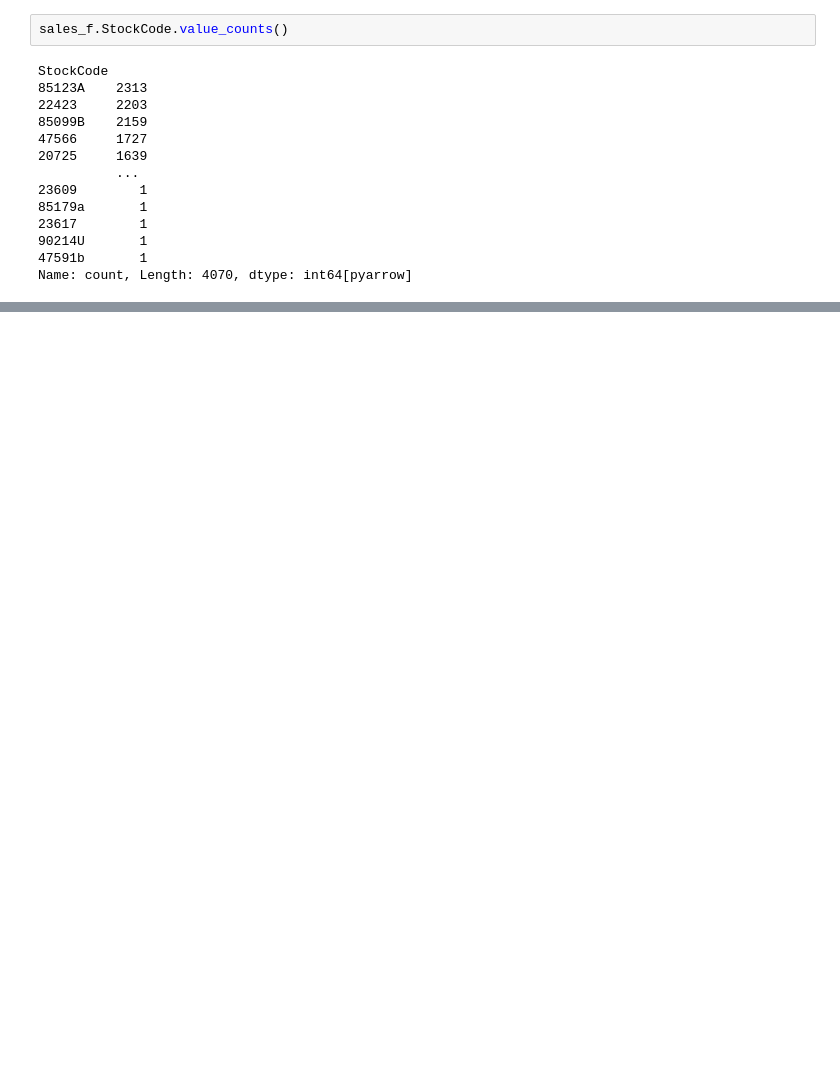
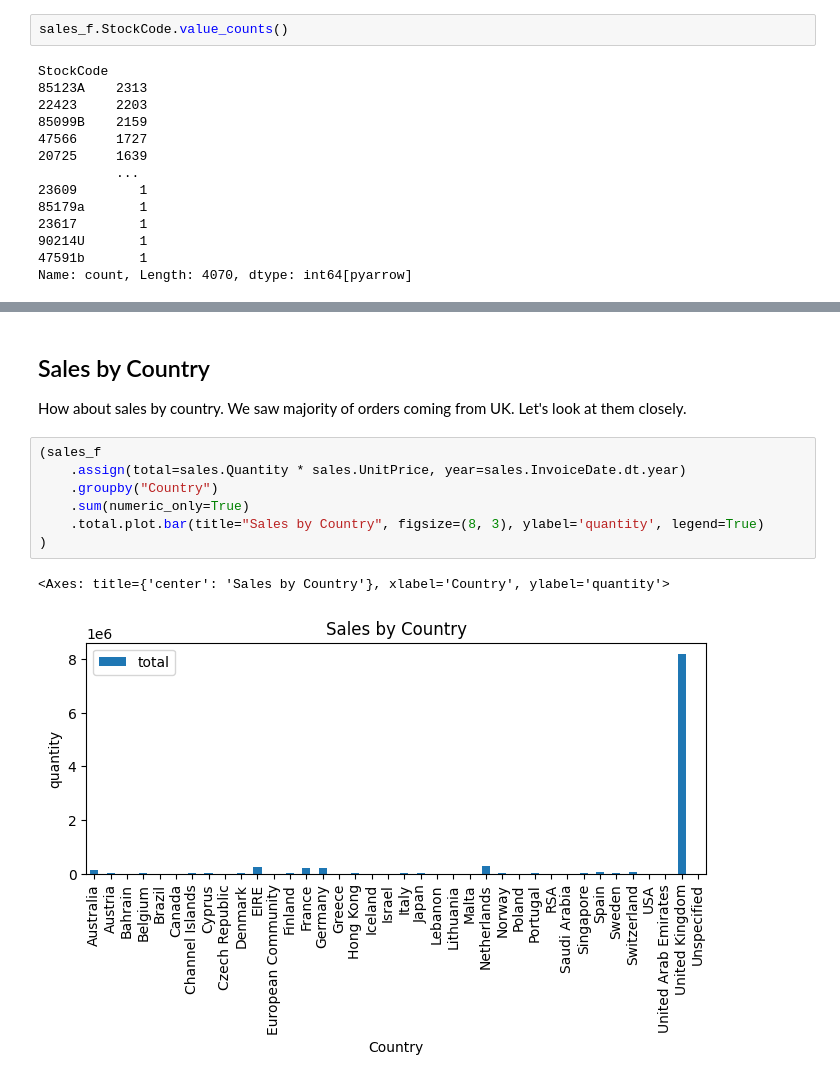
Before and after one commit to agpt8/data_science_portfolio, a Jupyter notebook: retail-data-summary.ipynb, the cells around one changed output, grey strips where cells are left out. Cells and saved outputs as stored; diff of their text form; blank space fills up the shorter version.

```diff
--- a/retail-data-summary.ipynb
+++ b/retail-data-summary.ipynb
@@ -206,0 +236,14 @@ Name: count, Length: 4070, dtype: int64[pyarrow]
+# %% [markdown]
+## Sales by Country
+
+How about sales by country. We saw majority of orders coming from UK. Let's look at them closely.
+# %%
+(sales_f
+    .assign(total=sales.Quantity * sales.UnitPrice, year=sales.InvoiceDate.dt.year)
+    .groupby("Country")
+    .sum(numeric_only=True)
+    .total.plot.bar(title="Sales by Country", figsize=(8, 3), ylabel='quantity', legend=True)
+)
+# %% [output]
+<Axes: title={'center': 'Sales by Country'}, xlabel='Country', ylabel='quantity'>
+[figure, added]
```
Also changed, not shown: parts of 13 cells of this notebook.
